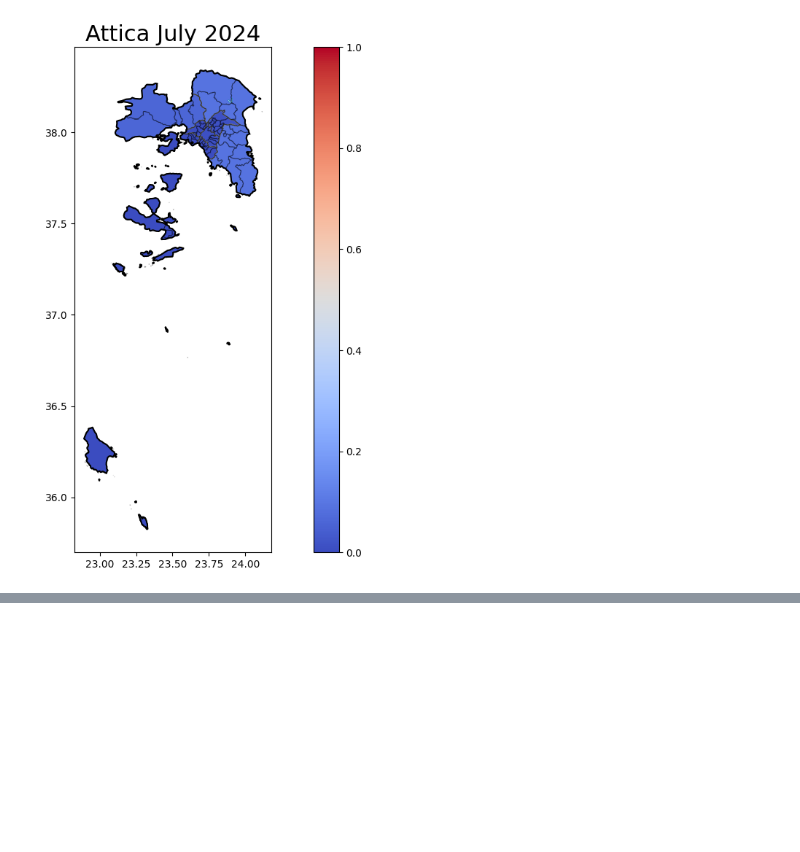
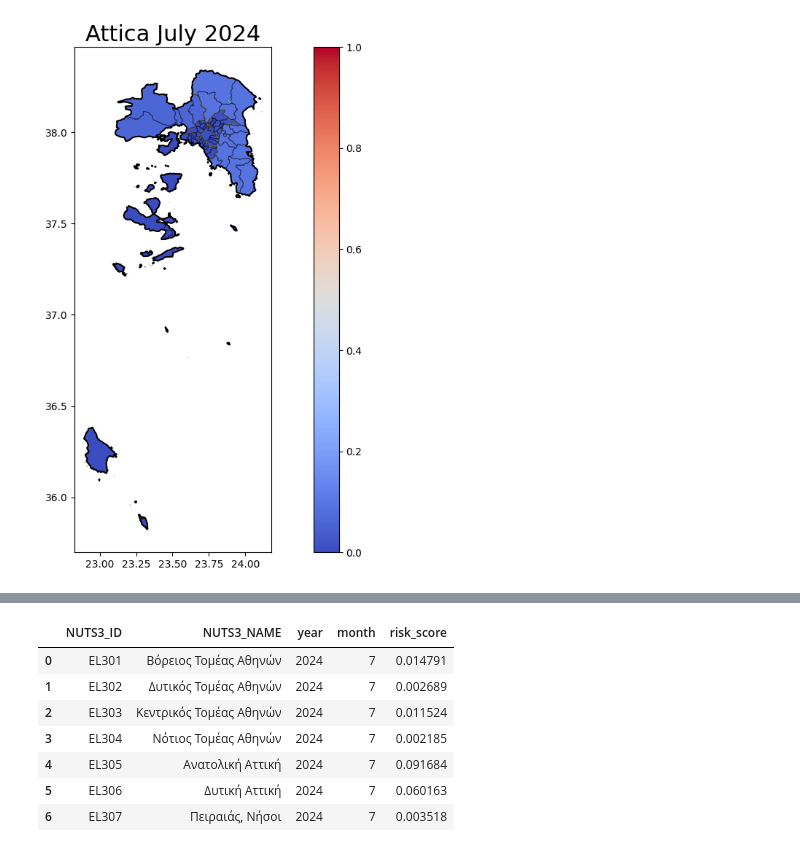
Before and after one commit to dsainidis/MBD-Prediction, a Jupyter notebook: NUTS3 Level/Greece/notebooks/Attica/predictions/GR_Attica_NUTS3_Predictions_07_2024.ipynb, the cells around one changed output, grey strips where cells are left out. Saved outputs shown, nothing was run; the diff lists cells and outputs as text; code cells hidden in the pictures; blank space fills up the shorter version.

```diff
--- a/NUTS3 Level/Greece/notebooks/Attica/predictions/GR_Attica_NUTS3_Predictions_07_2024.ipynb
+++ b/NUTS3 Level/Greece/notebooks/Attica/predictions/GR_Attica_NUTS3_Predictions_07_2024.ipynb
@@ -247,6 +247,17 @@ results
 | 4 | EL305 | 2024 | 7 | 23.8866 | 38.0406 | 0.091684 | Ανατολική Αττική | MULTIPOLYGON (((24.10518 38.18205... |
 | 5 | EL306 | 2024 | 7 | 23.3953 | 38.0911 | 0.060163 | Δυτική Αττική | MULTIPOLYGON (((23.63450 38.21134... |
 | 6 | EL307 | 2024 | 7 | 23.2188 | 37.0018 | 0.003518 | Πειραιάς, Νήσοι | MULTIPOLYGON (((23.93391 37.47779... |
+# %%
+results[['NUTS3_ID', 'NUTS3_NAME', 'year', 'month', 'risk_score']]
+# %% [output]
+|  | NUTS3_ID | NUTS3_NAME | year | month | risk_score |
+| 0 | EL301 | Βόρειος Τομέας Αθηνών | 2024 | 7 | 0.014791 |
+| 1 | EL302 | Δυτικός Τομέας Αθηνών | 2024 | 7 | 0.002689 |
+| 2 | EL303 | Κεντρικός Τομέας Αθηνών | 2024 | 7 | 0.011524 |
+| 3 | EL304 | Νότιος Τομέας Αθηνών | 2024 | 7 | 0.002185 |
+| 4 | EL305 | Ανατολική Αττική | 2024 | 7 | 0.091684 |
+| 5 | EL306 | Δυτική Αττική | 2024 | 7 | 0.060163 |
+| 6 | EL307 | Πειραιάς, Νήσοι | 2024 | 7 | 0.003518 |
 # %%
 results.to_file(f'../../../data/{NUTS2}/predictions/GR_{NUTS2}_NUTS3_Predictions_June_2024.shp', encoding = 'utf-8')
 # %% [output]
```
Also changed, not shown: parts of 3 cells of this notebook, 5 other files.
